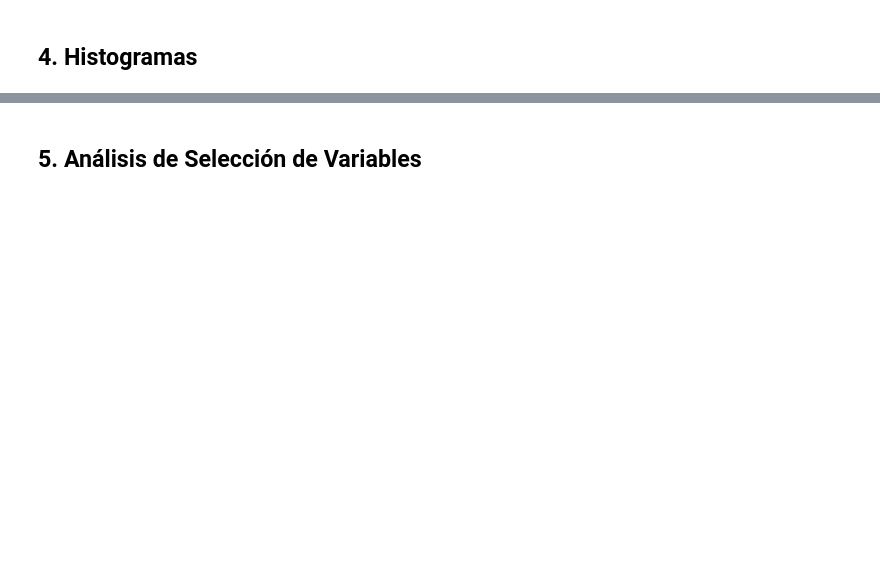
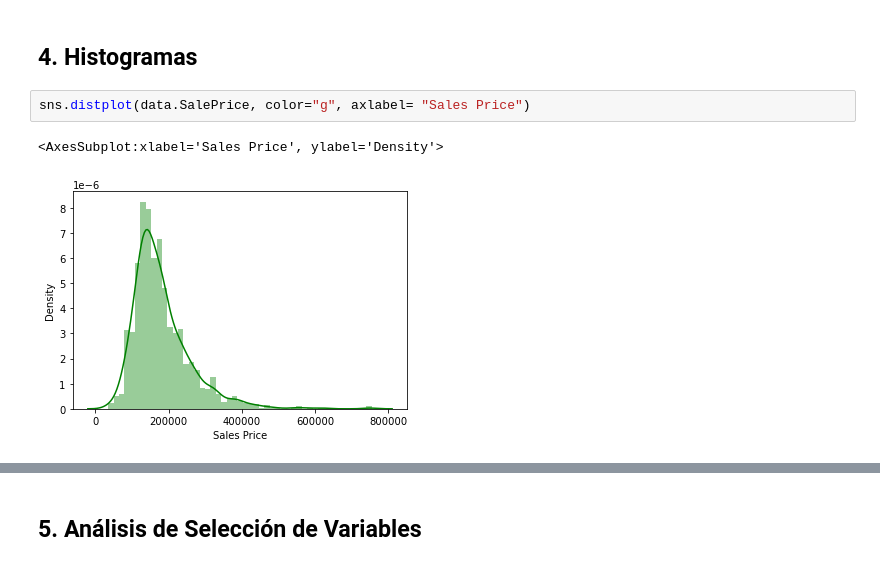
Before and after one commit to andrear17/Proyecto_Final-CDP, a Jupyter notebook: Proyecto_Final.ipynb, the cells around one changed output, grey strips where cells are left out. Saved outputs shown, nothing was run; the diff lists cells and outputs as text; blank space fills up the shorter version.

```diff
--- a/Proyecto_Final.ipynb
+++ b/Proyecto_Final.ipynb
@@ -98,3 +99,8 @@ train.std()
 dtype: float64
 # %% [markdown]
 ## 4. Histogramas
+# %%
+sns.distplot(data.SalePrice, color="g", axlabel= "Sales Price")
+# %% [output]
+<AxesSubplot:xlabel='Sales Price', ylabel='Density'>
+[figure, added]
```
Also changed, not shown: parts of 33 cells of this notebook.
